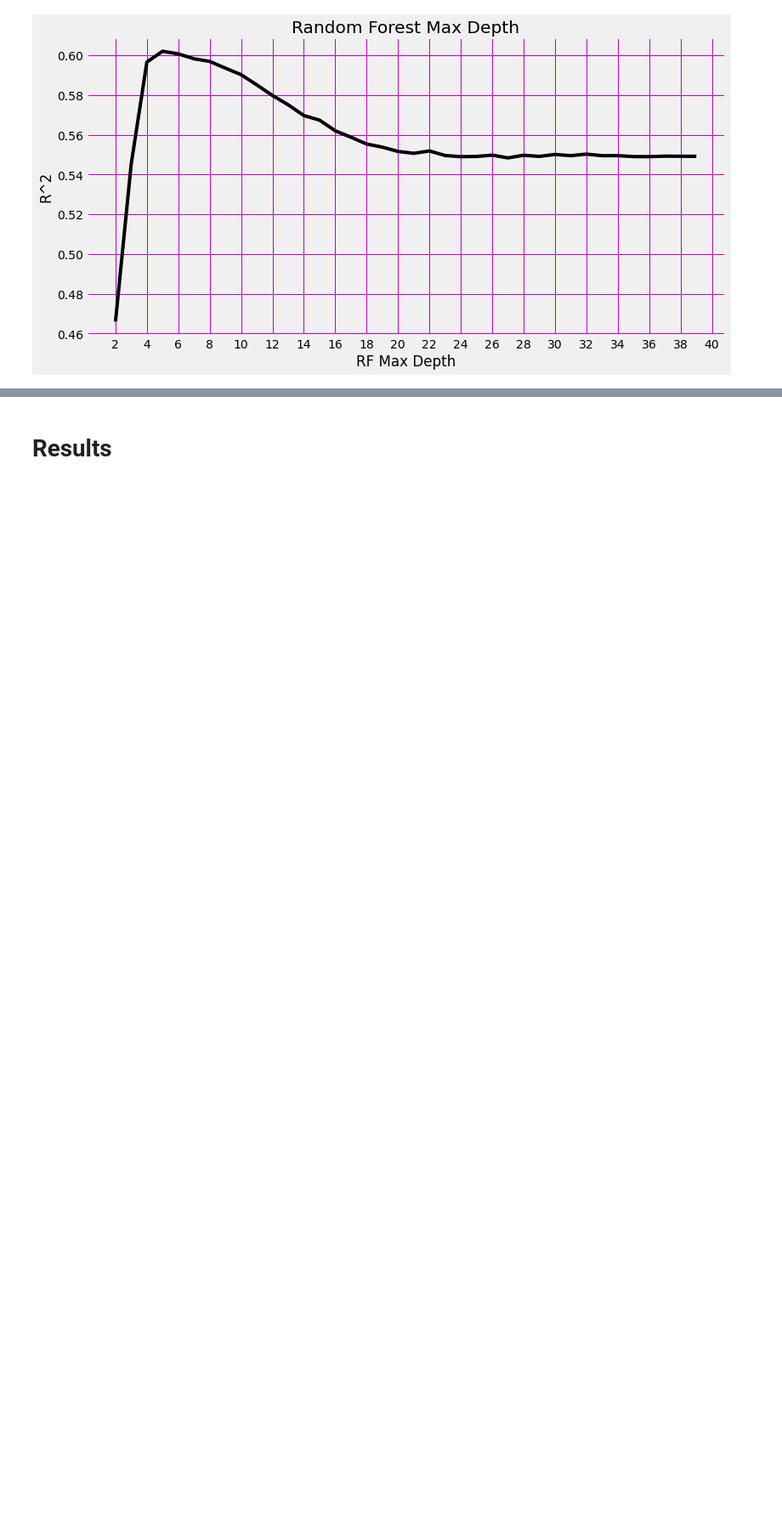
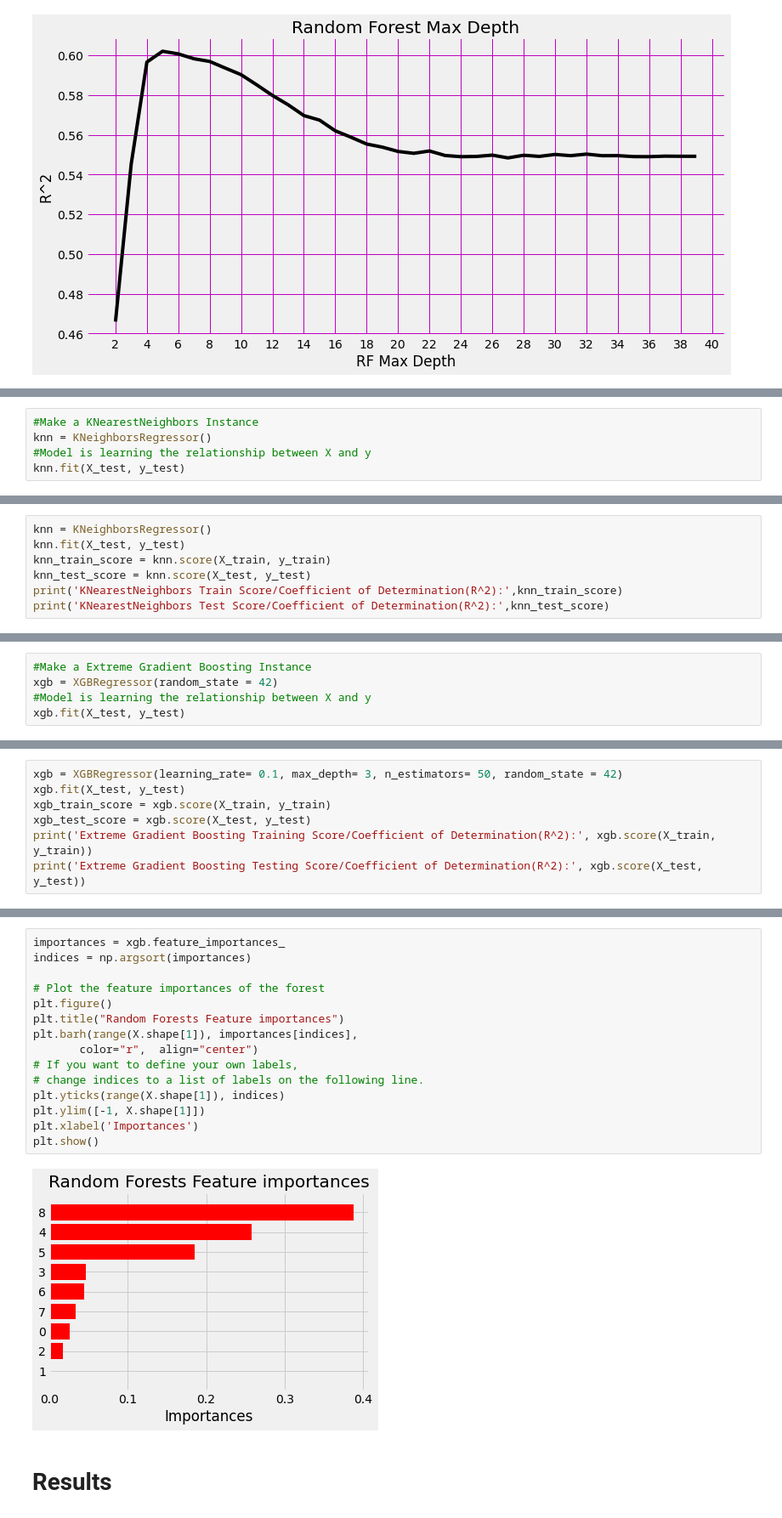
Before and after one commit to Savvy-Slowley/Sales_Predictions, a Jupyter notebook: Sales_Predictions.ipynb, the cells around one changed output, grey strips where cells are left out. Shown at 85% size. Drawn from its saved outputs; the diff is of its cells as text; blank space fills up the shorter version.

```diff
--- a/Sales_Predictions.ipynb
+++ b/Sales_Predictions.ipynb
@@ -717,0 +829,5 @@ plt.show()
+# %%
+#Make a KNearestNeighbors Instance
+knn = KNeighborsRegressor()
+#Model is learning the relationship between X and y
+knn.fit(X_test, y_test)
@@ -717,0 +851,7 @@ plt.show()
+# %%
+knn = KNeighborsRegressor()
+knn.fit(X_test, y_test)
+knn_train_score = knn.score(X_train, y_train)
+knn_test_score = knn.score(X_test, y_test)
+print('KNearestNeighbors Train Score/Coefficient of Determination(R^2):',knn_train_score)
+print('KNearestNeighbors Test Score/Coefficient of Determination(R^2):',knn_test_score)
@@ -717,0 +887,5 @@ plt.show()
+# %%
+#Make a Extreme Gradient Boosting Instance
+xgb = XGBRegressor(random_state = 42)
+#Model is learning the relationship between X and y
+xgb.fit(X_test, y_test)
@@ -717,0 +914,7 @@ plt.show()
+# %%
+xgb = XGBRegressor(learning_rate= 0.1, max_depth= 3, n_estimators= 50, random_state = 42)
+xgb.fit(X_test, y_test)
+xgb_train_score = xgb.score(X_train, y_train)
+xgb_test_score = xgb.score(X_test, y_test)
+print('Extreme Gradient Boosting Training Score/Coefficient of Determination(R^2):', xgb.score(X_train, y_train))
+print('Extreme Gradient Boosting Testing Score/Coefficient of Determination(R^2):', xgb.score(X_test, y_test))
@@ -718,3 +963,20 @@ plt.show()
+# %%
+importances = xgb.feature_importances_
+indices = np.argsort(importances)
+
+# Plot the feature importances of the forest
+plt.figure()
+plt.title("Random Forests Feature importances")
+plt.barh(range(X.shape[1]), importances[indices],
+       color="r",  align="center")
+# If you want to define your own labels,
+# change indices to a list of labels on the following line.
+plt.yticks(range(X.shape[1]), indices)
+plt.ylim([-1, X.shape[1]])
+plt.xlabel('Importances')
+plt.show()
+# %% [output]
+[figure, added]
 # %% [markdown]
 # Results
 # %%
```
Also changed, not shown: parts of 43 cells of this notebook.
